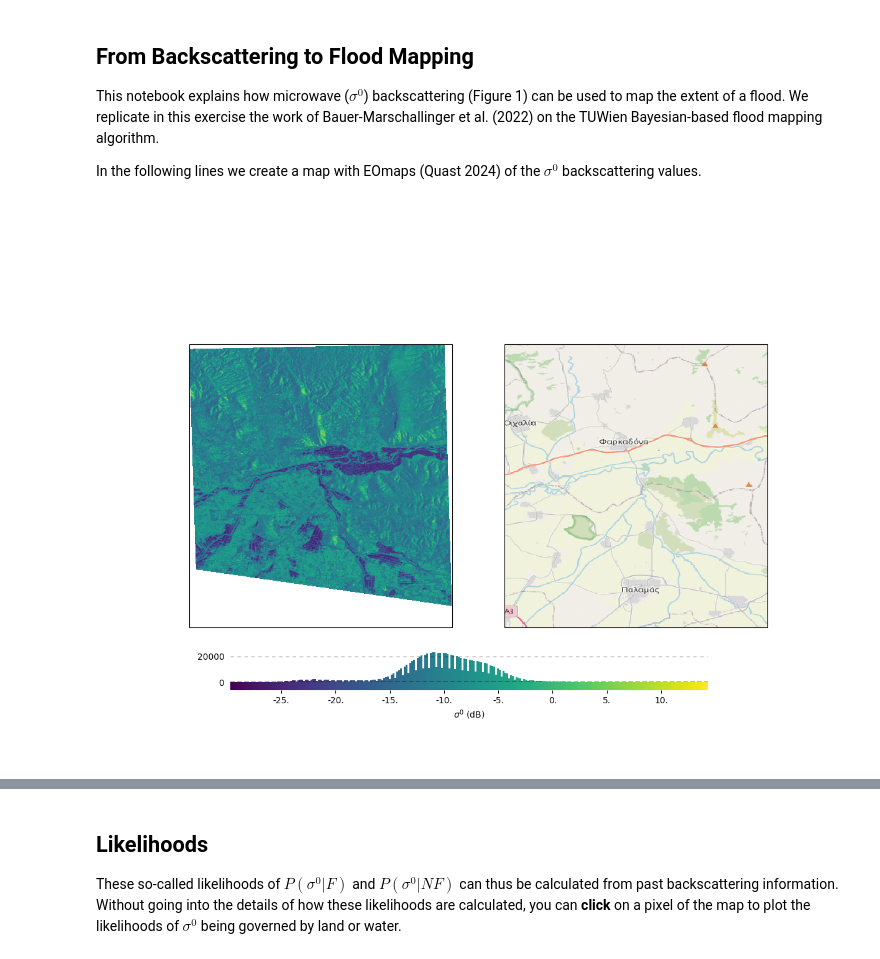
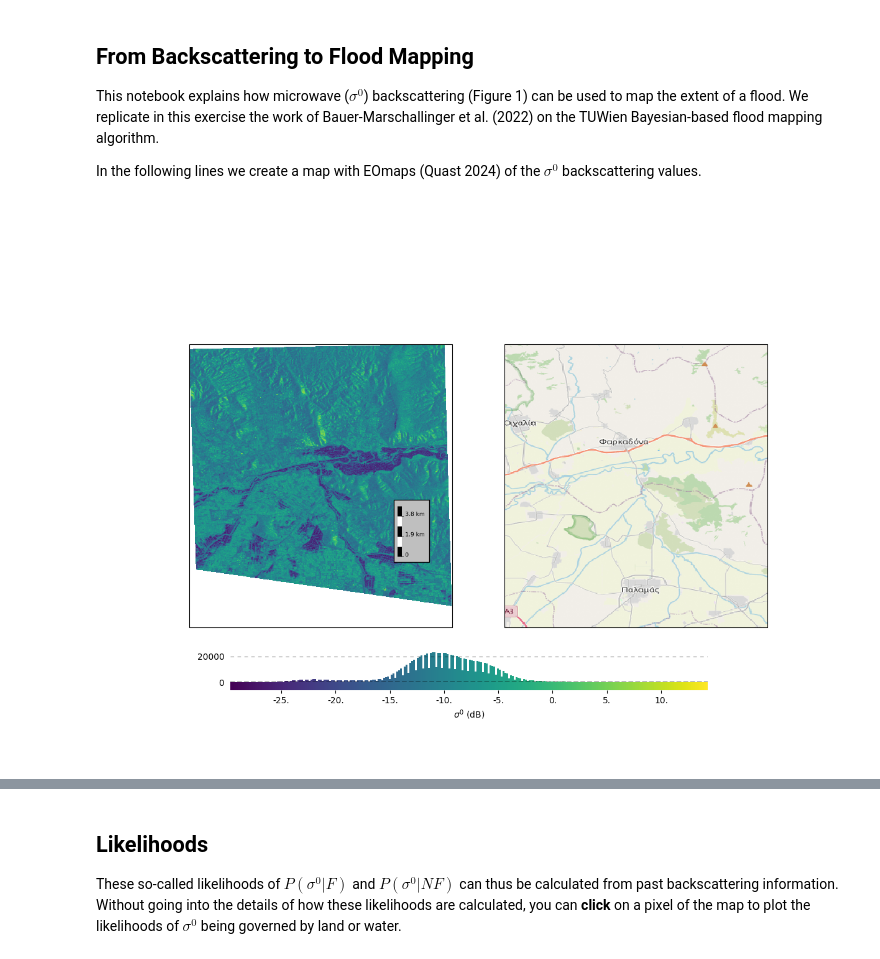
Before and after one commit to TUW-GEO/tuw_education_notebooks, a Jupyter notebook: 01_notebook_as_an_app.ipynb, the cells around one changed output, grey strips where cells are left out. Drawn from its saved outputs; the diff is of its cells as text; code cells hidden in the pictures.

Commit message:
add scalebar

```diff
--- a/01_notebook_as_an_app.ipynb
+++ b/01_notebook_as_an_app.ipynb
@@ -22,14 +22,15 @@ In the following lines we create a map with EOmaps (Quast 2024) of the $\sigma^0
 # %%
 m = Maps(ax=121, figsize=(12, 9))
 m.set_data(data=sig0_dc, x="x", y="y", parameter="SIG0", crs=sig0_dc.spatial_ref.crs_wkt)
 m.plot_map()
 m.add_colorbar(label="$\sigma^0$ (dB)", pos=(0.1, 0.1, 0.8, 0.1))
+m.add_scalebar(n=5)
 m2 = m.new_map(ax=122)
 m2.set_extent(m.get_extent())
 m2.add_wms.OpenStreetMap.add_layer.default()
 m.show()
 # %% [output]
-[figure, old version]
+[figure, new version]
 # %% [markdown]
 *Figure 1: Area targeted for $\sigma^0$ backscattering is the Greek region of Thessaly, which experienced a major flood in February of 2018.*
 
```
Also changed, not shown: 1 other file.
